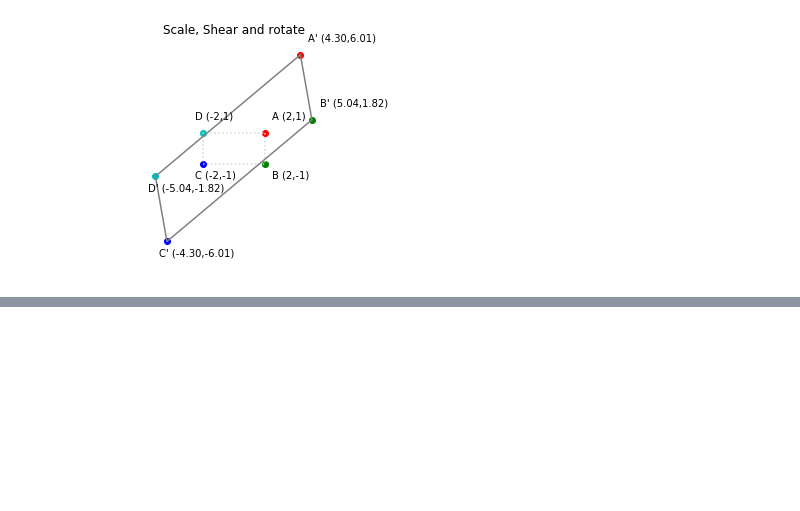
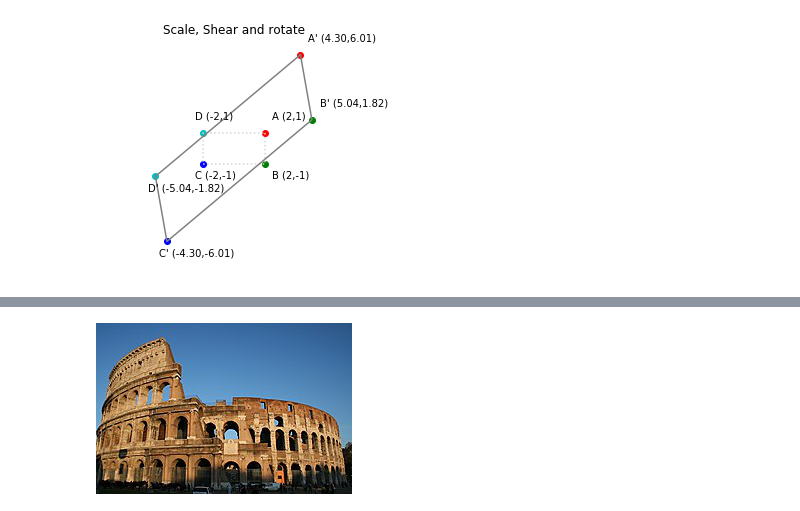
Before and after one commit to vinayshanbhag/math, a Jupyter notebook: Affine_Transformations.ipynb, the cells around one changed output, grey strips where cells are left out. Saved outputs shown, nothing was run; the diff lists cells and outputs as text; code cells hidden in the pictures; blank space fills up the shorter version.

```diff
--- a/Affine_Transformations.ipynb
+++ b/Affine_Transformations.ipynb
@@ -212,0 +227,11 @@ draw(M @ Z, names=[f"{n}'" for n in string.ascii_uppercase], title="Scale, Shear
+# %%
+from PIL import Image
+import requests
+from io import BytesIO
+url="https://upload.wikimedia.org/wikipedia/commons/thumb/7/74/Colosseo_2008.jpg/256px-Colosseo_2008.jpg"
+#url = "https://upload.wikimedia.org/wikipedia/commons/thumb/e/ed/Sacred_lotus_Nelumbo_nucifera.jpg/128px-Sacred_lotus_Nelumbo_nucifera.jpg"
+response = requests.get(url)
+img = Image.open(BytesIO(response.content))#.convert("L")
+img
+# %% [output]
+[figure, added]
```
Also changed, not shown: parts of 7 cells of this notebook.
